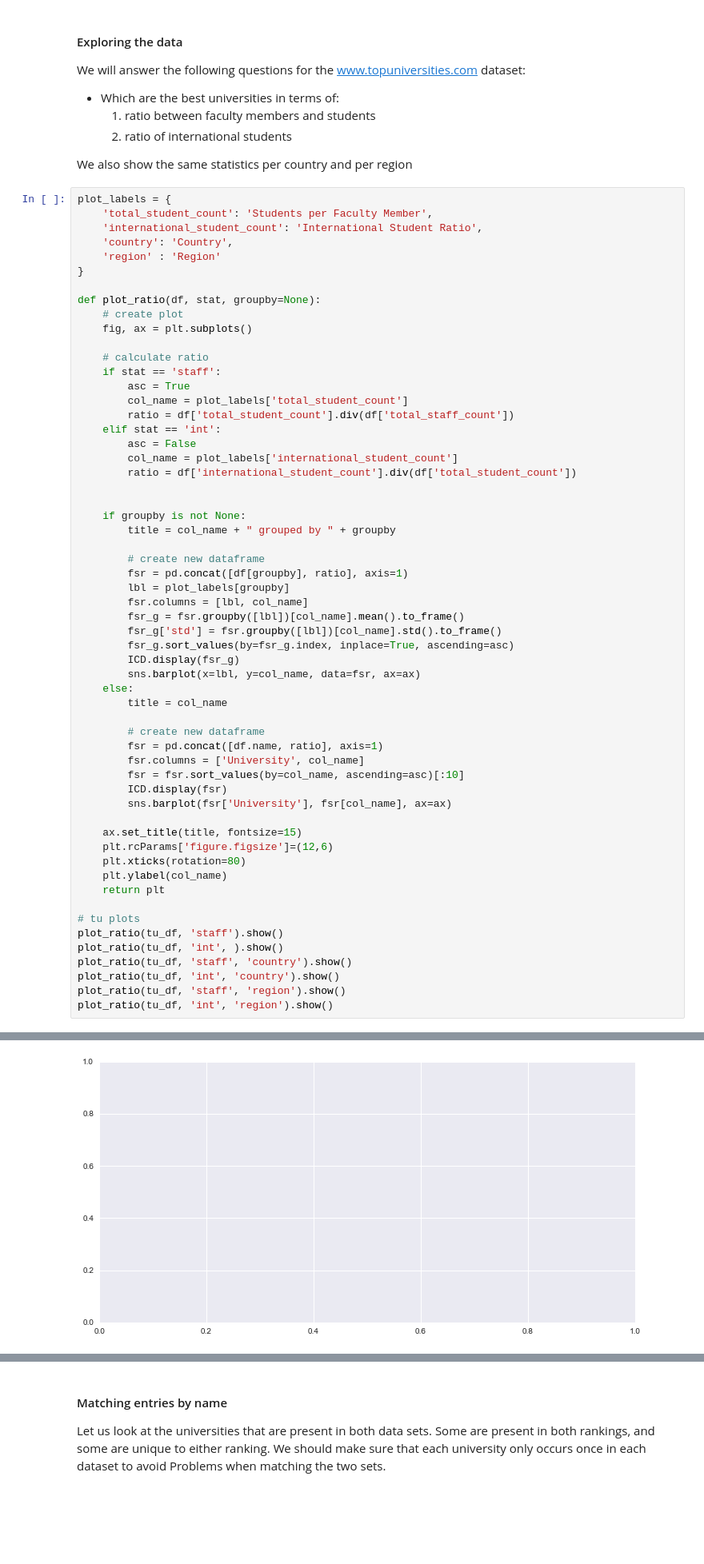
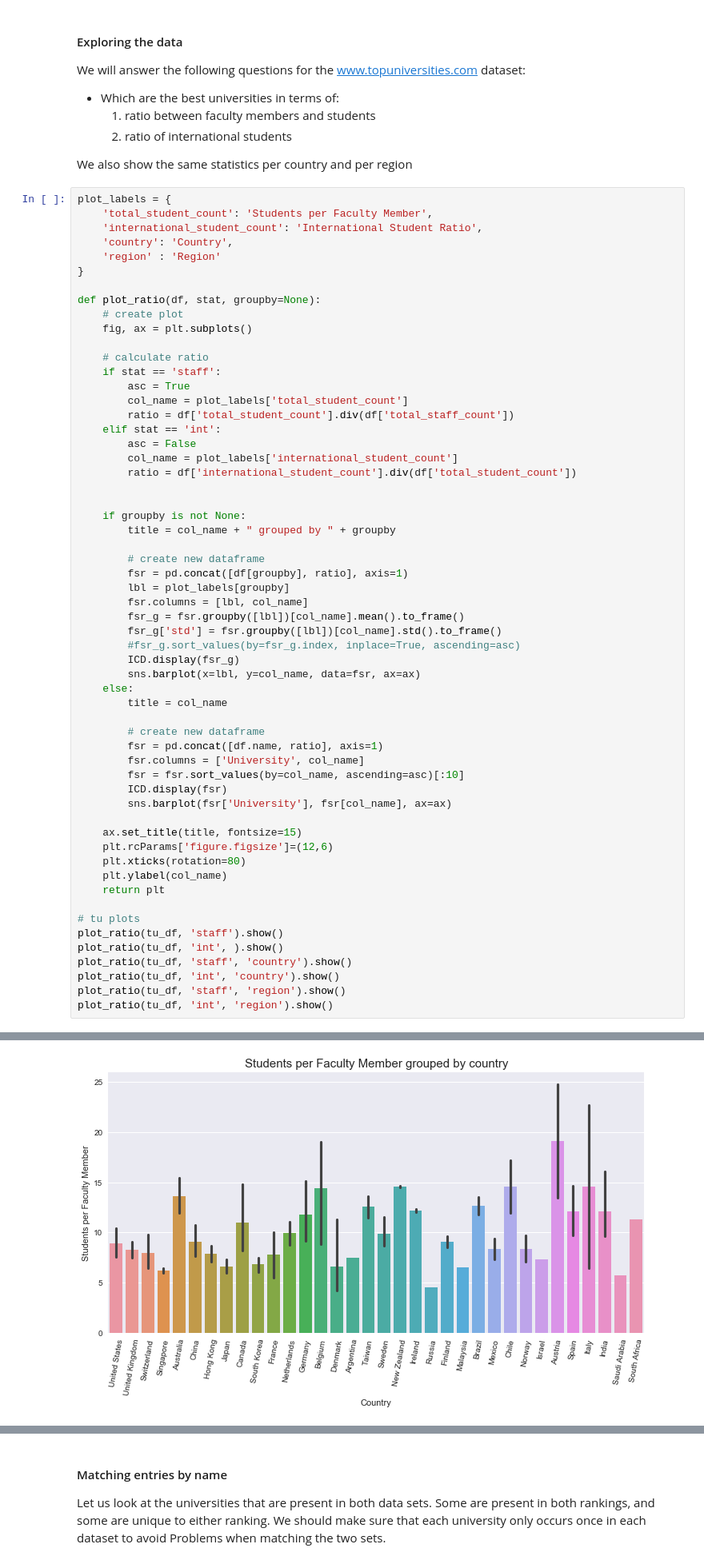
Before and after one commit to zenhaeus/cs-401, a Jupyter notebook: 02 - Data from the Web/Homework 2.ipynb, the cells around one changed output, grey strips where cells are left out. Shown at 80% size. Drawn from its saved outputs; the diff is of its cells as text; blank space fills up the shorter version.

Commit message:
Fix error in plots

```diff
--- a/02 - Data from the Web/Homework 2.ipynb
+++ b/02 - Data from the Web/Homework 2.ipynb
@@ -277,7 +275,7 @@ def plot_ratio(df, stat, groupby=None):
         fsr.columns = [lbl, col_name]
         fsr_g = fsr.groupby([lbl])[col_name].mean().to_frame()
         fsr_g['std'] = fsr.groupby([lbl])[col_name].std().to_frame()
-        fsr_g.sort_values(by=fsr_g.index, inplace=True, ascending=asc)
+        #fsr_g.sort_values(by=fsr_g.index, inplace=True, ascending=asc)
         ICD.display(fsr_g)
         sns.barplot(x=lbl, y=col_name, data=fsr, ax=ax)
     else:
@@ -332 +347 @@ KeyError: "Index(['Argentina', 'Australia', 'Austria', 'Belgium', 'Brazil', 'Can
-[figure, old version]
+[figure, new version]
```
Also changed, not shown: parts of 3 cells of this notebook.
